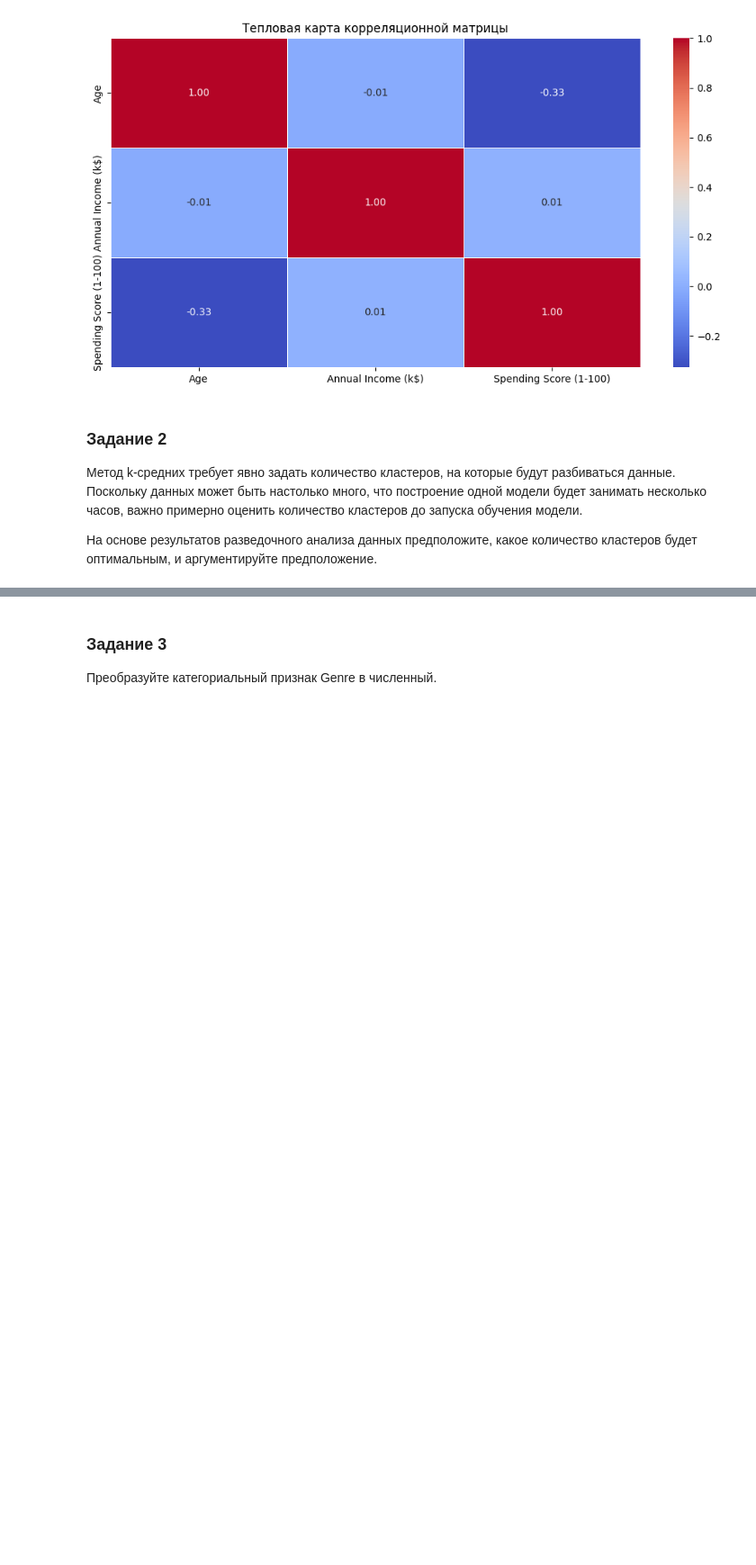
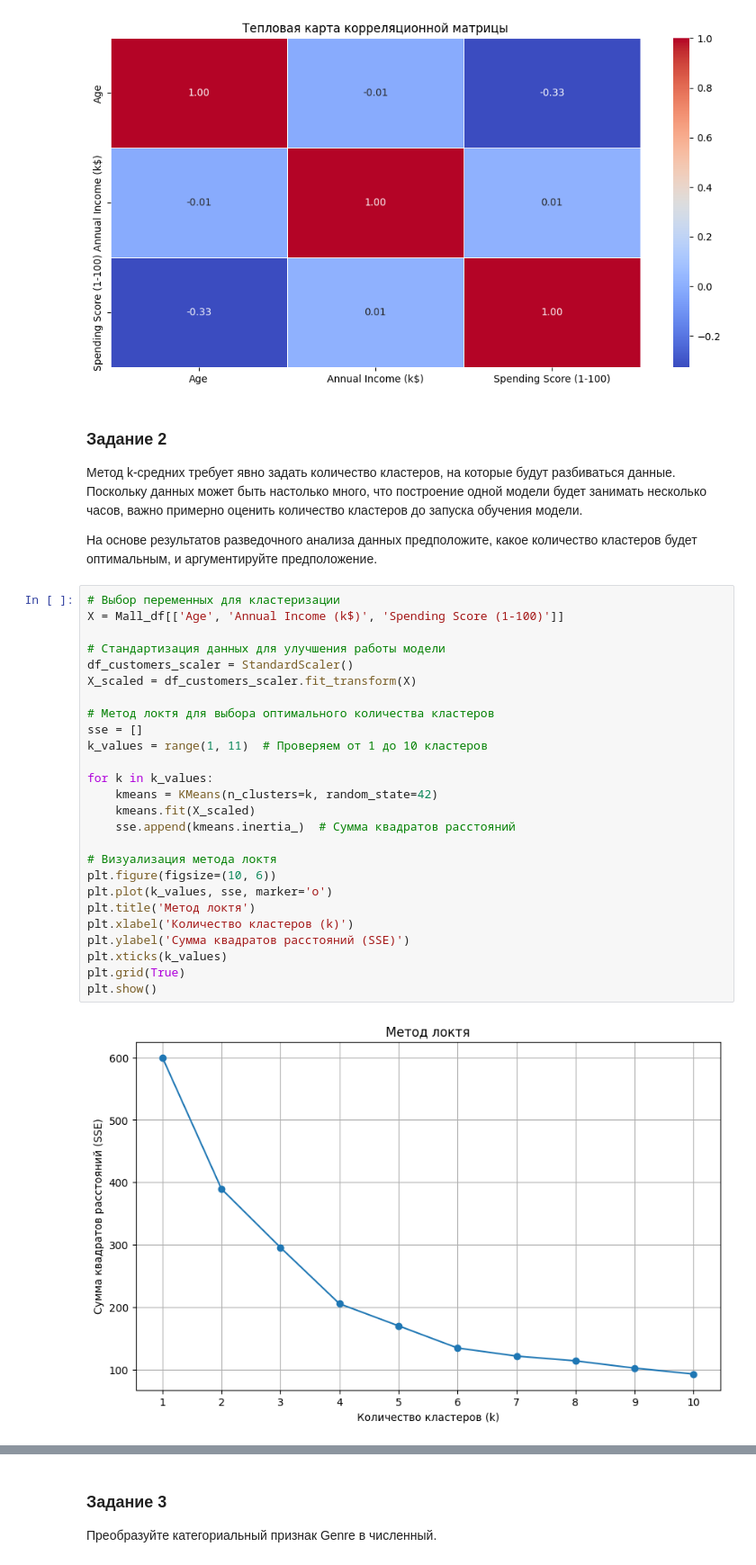
Before and after one commit to Ritorta/machine-learning, a Jupyter notebook: Work#7/Task#1.ipynb, the cells around one changed output, grey strips where cells are left out. Shown: that part at 90% size. Saved outputs shown, nothing was run; the diff lists cells and outputs as text; blank space fills up the shorter version.

```diff
--- a/Work#7/Task#1.ipynb
+++ b/Work#7/Task#1.ipynb
@@ -300,6 +300,34 @@ plt.show()
 Метод k-средних требует явно задать количество кластеров, на которые будут разбиваться данные. Поскольку данных может быть настолько много, что построение одной модели будет занимать несколько часов, важно примерно оценить количество кластеров до запуска обучения модели.
 
 На основе результатов разведочного анализа данных предположите, какое количество кластеров будет оптимальным, и аргументируйте предположение.
+# %%
+# Выбор переменных для кластеризации
+X = Mall_df[['Age', 'Annual Income (k$)', 'Spending Score (1-100)']]
+
+# Стандартизация данных для улучшения работы модели
+df_customers_scaler = StandardScaler()
+X_scaled = df_customers_scaler.fit_transform(X)
+
+# Метод локтя для выбора оптимального количества кластеров
+sse = []
+k_values = range(1, 11)  # Проверяем от 1 до 10 кластеров
+
+for k in k_values:
+    kmeans = KMeans(n_clusters=k, random_state=42)
+    kmeans.fit(X_scaled)
+    sse.append(kmeans.inertia_)  # Сумма квадратов расстояний
+
+# Визуализация метода локтя
+plt.figure(figsize=(10, 6))
+plt.plot(k_values, sse, marker='o')
+plt.title('Метод локтя')
+plt.xlabel('Количество кластеров (k)')
+plt.ylabel('Сумма квадратов расстояний (SSE)')
+plt.xticks(k_values)
+plt.grid(True)
+plt.show()
+# %% [output]
+[figure, added]
 # %%
 # Выбор переменных для кластеризации
 X = Mall_df[['Age', 'Annual Income (k$)', 'Spending Score (1-100)']]
```
Also changed, not shown: parts of 3 cells of this notebook.
